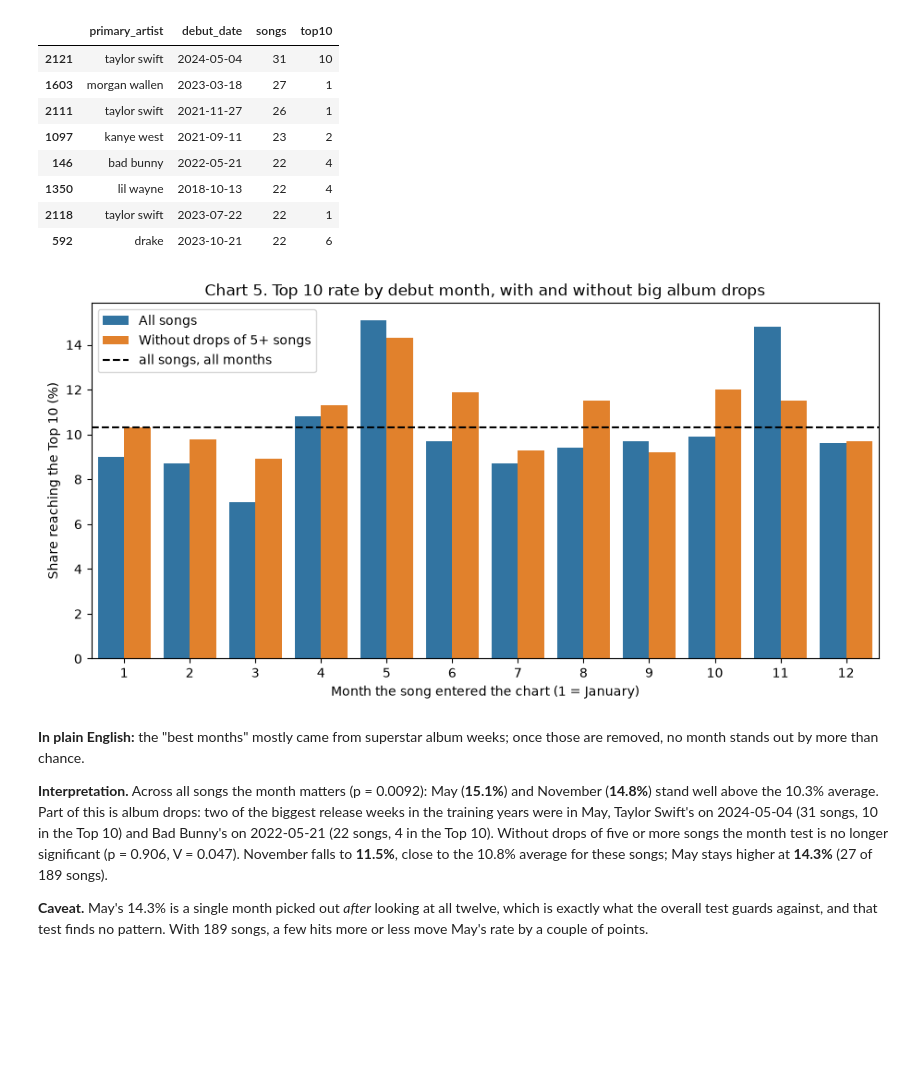
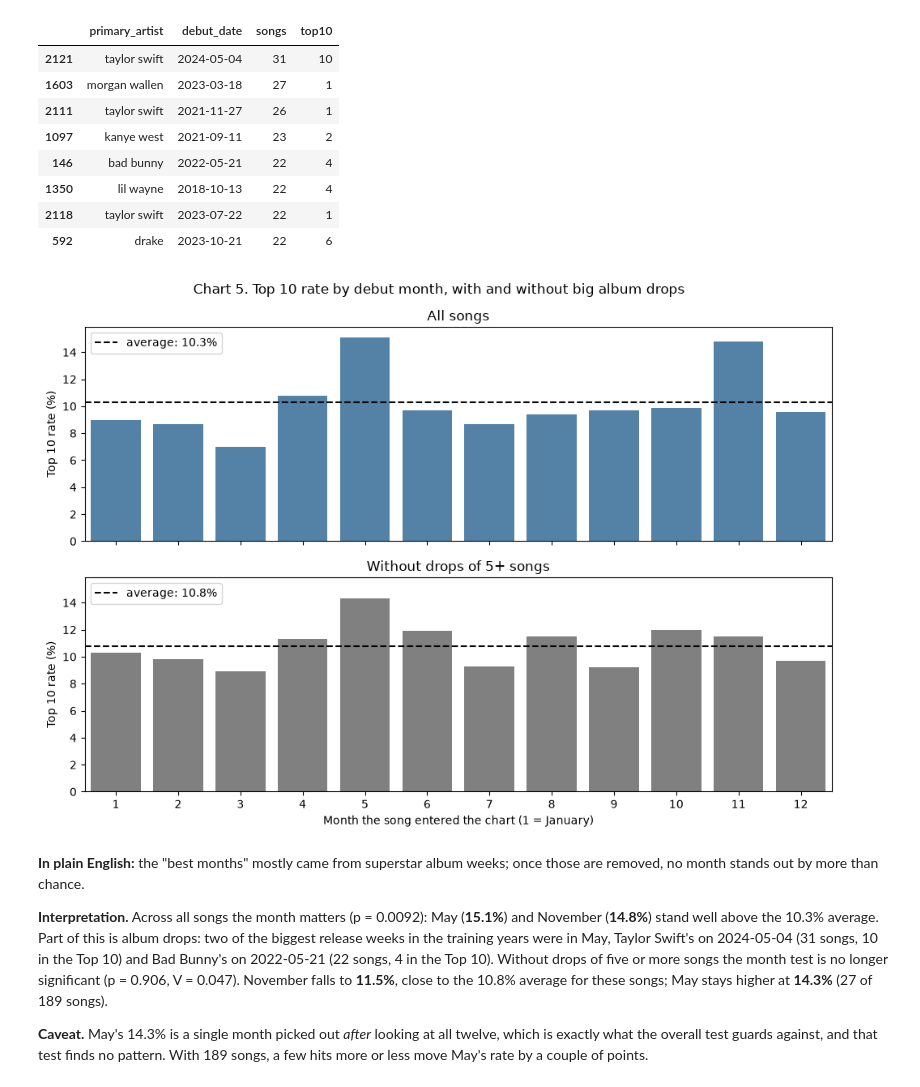
Before and after one commit to otawfik/billboard-top10, a Jupyter notebook: A05-Billboard-Top-10-Or-Not.ipynb, the cells around one changed output. Drawn from its saved outputs; the diff is of its cells as text; code cells hidden in the pictures; blank space fills up the shorter version.

Commit message:
Give each Chart 5 panel its own average line
Songs without big album drops average 10.8%, not 10.3%, so comparing them
against the all-songs line overstated them. Chart 5 now has two panels,
each with its own average.

Co-Authored-By: Claude Opus 5.5 <noreply@anthropic.com>

```diff
--- a/A05-Billboard-Top-10-Or-Not.ipynb
+++ b/A05-Billboard-Top-10-Or-Not.ipynb
@@ -1334,21 +1334,26 @@ drop_weeks.sort_values('songs', ascending=False).head(8)
 | 1350 | lil wayne | 2018-10-13 | 22 | 4 |
 | 2118 | taylor swift | 2023-07-22 | 22 | 1 |
 | 592 | drake | 2023-10-21 | 22 | 6 |
-# %%
-q5_all['songs_included'] = 'All songs'
-q5_small['songs_included'] = 'Without drops of 5+ songs'
-q5_both = pd.concat([q5_all, q5_small]).reset_index()
-
-plt.figure(figsize=(11, 5))
-sns.barplot(x='debut_month', y='top10_rate', hue='songs_included', data=q5_both)
-plt.axhline(overall, color='k', linestyle='--', label='all songs, all months')
-plt.title('Chart 5. Top 10 rate by debut month, with and without big album drops')
-plt.xlabel('Month the song entered the chart (1 = January)')
-plt.ylabel('Share reaching the Top 10 (%)')
-plt.legend()
-plt.show()
-# %% [output]
-[figure, removed]
+# %%
+# Each panel gets its own average: the songs without big drops average 10.8%, not 10.3%.
+small_average = round(small_drops['top10'].mean() * 100, 1)
+
+fig, axes = plt.subplots(2, 1, figsize=(10, 7), sharex=True, sharey=True)
+sns.barplot(x='debut_month', y='top10_rate', data=q5_all.reset_index(), color='steelblue', ax=axes[0])
+axes[0].axhline(overall, color='k', linestyle='--', label='average: ' + str(overall) + '%')
+axes[0].set_title('All songs')
+sns.barplot(x='debut_month', y='top10_rate', data=q5_small.reset_index(), color='gray', ax=axes[1])
+axes[1].axhline(small_average, color='k', linestyle='--', label='average: ' + str(small_average) + '%')
+axes[1].set_title('Without drops of 5+ songs')
+for ax in axes:
+    ax.set_ylabel('Top 10 rate (%)')
+    ax.legend(loc='upper left')
+axes[1].set_xlabel('Month the song entered the chart (1 = January)')
+plt.suptitle('Chart 5. Top 10 rate by debut month, with and without big album drops')
+plt.tight_layout()
+plt.show()
+# %% [output]
+[figure, added]
 # %% [markdown]
 **In plain English:** the "best months" mostly came from superstar album weeks; once those
 are removed, no month stands out by more than chance.
```
